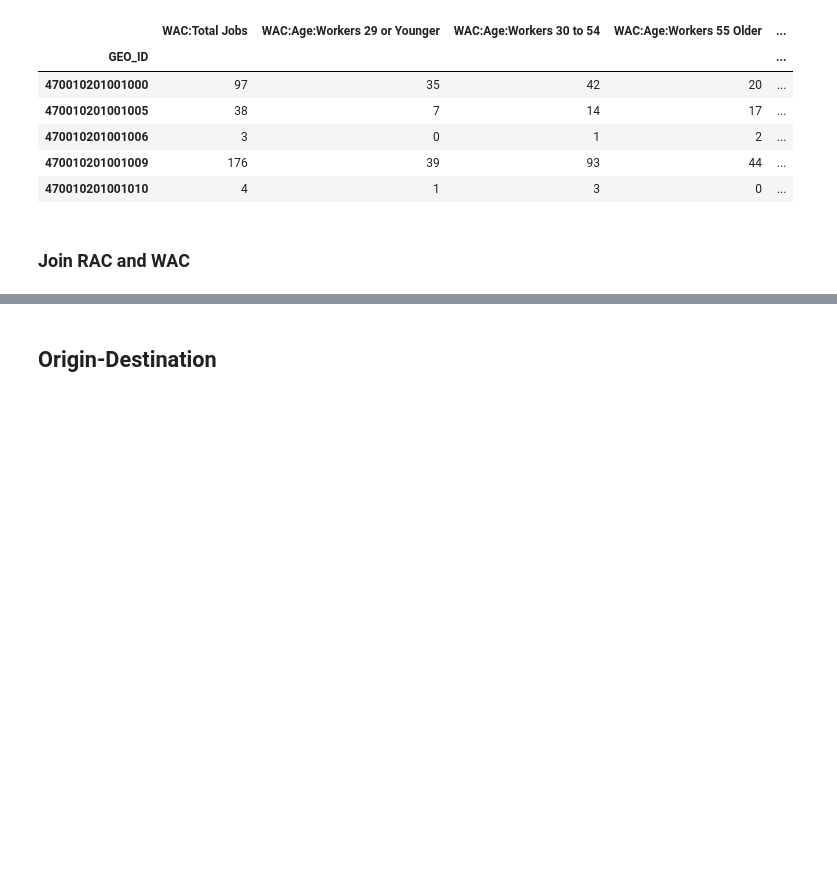
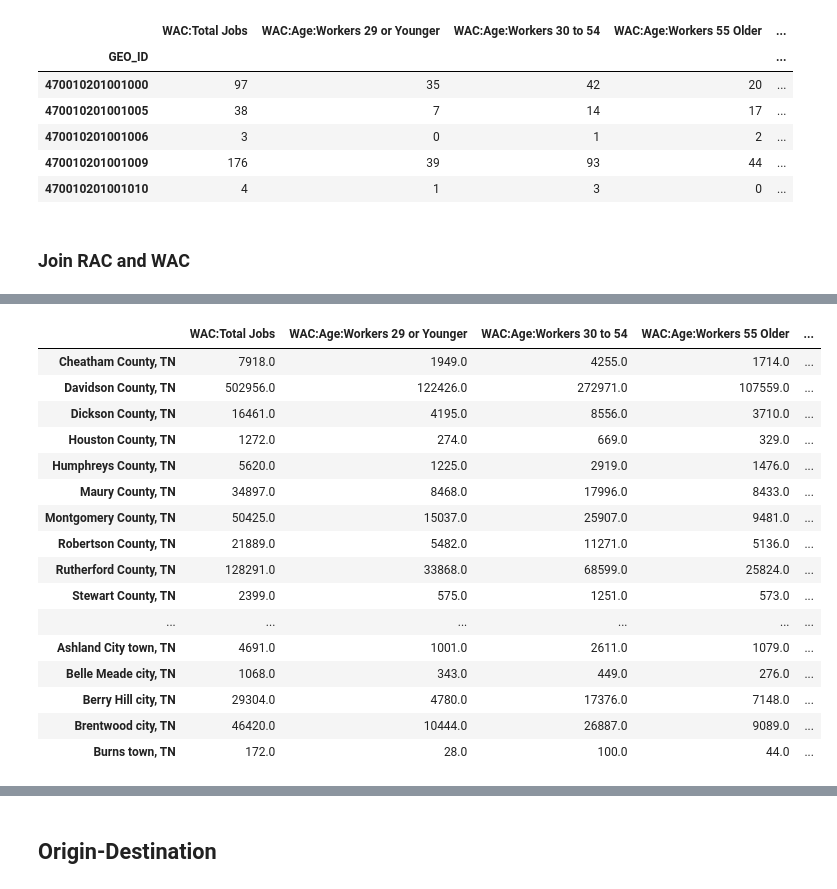
Before and after one commit to Greater-Nashville-Regional-Council/GNRC-Data-Integration, a Jupyter notebook: Notebooks/1. API Pulls/LEHD.ipynb, the cells around one changed output, grey strips where cells are left out. Cells and saved outputs as stored; diff of their text form; code cells hidden in the pictures; blank space fills up the shorter version.

```diff
--- a/Notebooks/1. API Pulls/LEHD.ipynb
+++ b/Notebooks/1. API Pulls/LEHD.ipynb
@@ -284,0 +257,20 @@ wacrac = data
+# %%
+data.head(20)
+# %% [output]
+|  | WAC:Total Jobs | WAC:Age:Workers 29 or Younger | WAC:Age:Workers 30 to 54 | WAC:Age:Workers 55 Older | ... |
+| Cheatham County, TN | 7918.0 | 1949.0 | 4255.0 | 1714.0 | ... |
+| Davidson County, TN | 502956.0 | 122426.0 | 272971.0 | 107559.0 | ... |
+| Dickson County, TN | 16461.0 | 4195.0 | 8556.0 | 3710.0 | ... |
+| Houston County, TN | 1272.0 | 274.0 | 669.0 | 329.0 | ... |
+| Humphreys County, TN | 5620.0 | 1225.0 | 2919.0 | 1476.0 | ... |
+| Maury County, TN | 34897.0 | 8468.0 | 17996.0 | 8433.0 | ... |
+| Montgomery County, TN | 50425.0 | 15037.0 | 25907.0 | 9481.0 | ... |
+| Robertson County, TN | 21889.0 | 5482.0 | 11271.0 | 5136.0 | ... |
+| Rutherford County, TN | 128291.0 | 33868.0 | 68599.0 | 25824.0 | ... |
+| Stewart County, TN | 2399.0 | 575.0 | 1251.0 | 573.0 | ... |
+| ... | ... | ... | ... | ... | ... |
+| Ashland City town, TN | 4691.0 | 1001.0 | 2611.0 | 1079.0 | ... |
+| Belle Meade city, TN | 1068.0 | 343.0 | 449.0 | 276.0 | ... |
+| Berry Hill city, TN | 29304.0 | 4780.0 | 17376.0 | 7148.0 | ... |
+| Brentwood city, TN | 46420.0 | 10444.0 | 26887.0 | 9089.0 | ... |
+| Burns town, TN | 172.0 | 28.0 | 100.0 | 44.0 | ... |
```
Also changed, not shown: parts of 50 cells of this notebook, 37 other files.
